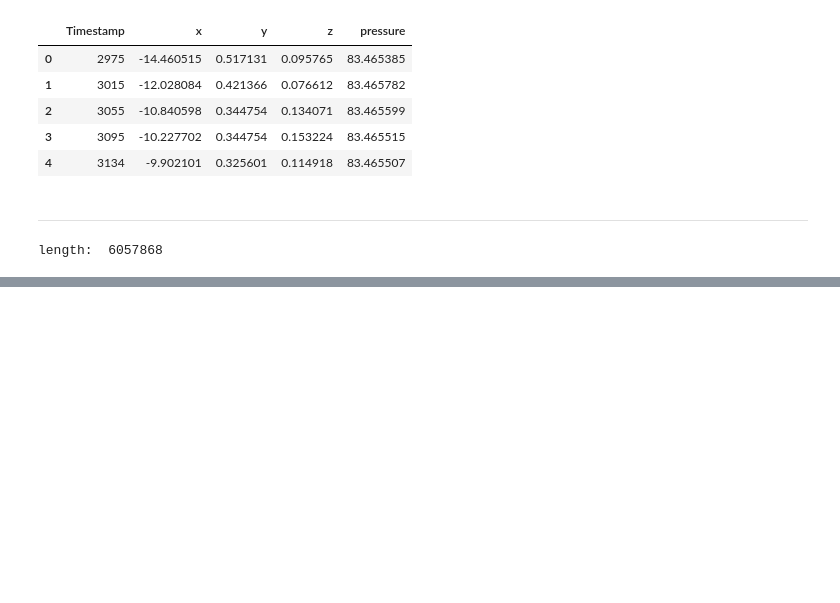
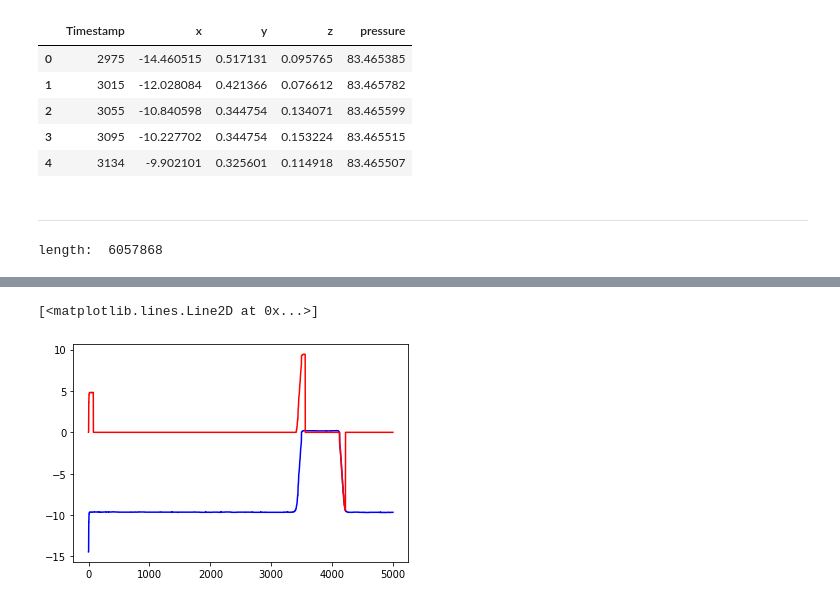
Before and after one commit to marcvernet31/door_opening, a Jupyter notebook: notebooks/development.ipynb, the cells around one changed output, grey strips where cells are left out. Drawn from its saved outputs; the diff is of its cells as text; code cells hidden in the pictures; blank space fills up the shorter version.

```diff
--- a/notebooks/development.ipynb
+++ b/notebooks/development.ipynb
@@ -123 +177,7 @@ plt.plot(variableMedian[0:20000], color="blue")
+# %%
+plt.plot(variableMedian[0:5000], color="blue")
+plt.plot(change[0:5000], color="red")
+# %% [output]
+[<matplotlib.lines.Line2D at 0x...>]
+[figure, added]
 # %%
```
Also changed, not shown: parts of 5 cells of this notebook.
